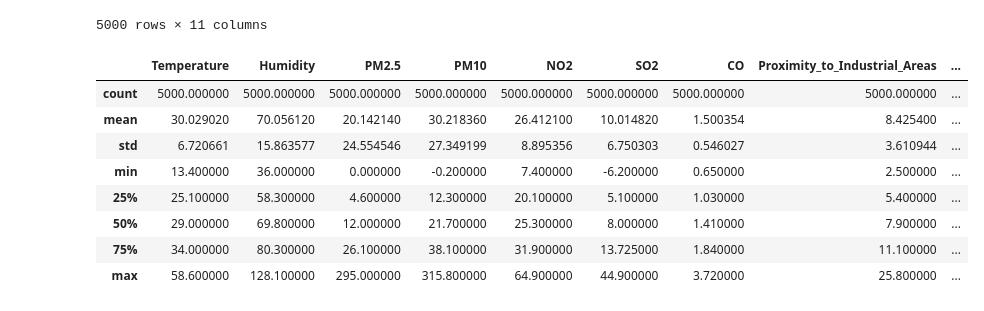
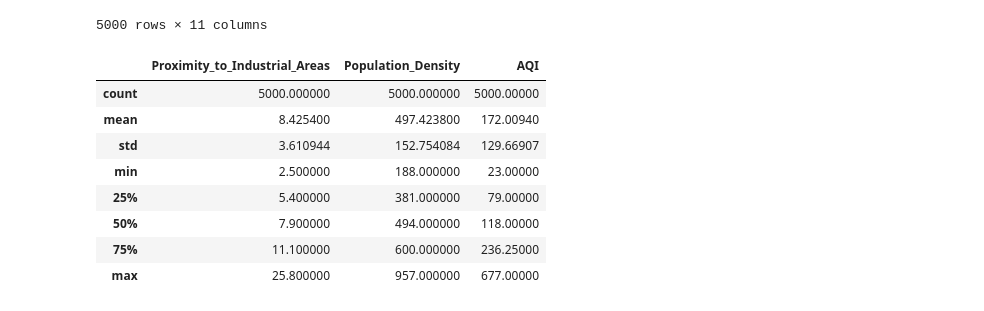
Before and after one commit to Alpharius397/QA-IA, a Jupyter notebook: qa.ipynb, the cells around one changed output. Drawn from its saved outputs; the diff is of its cells as text; code cells hidden in the pictures.

```diff
--- a/qa.ipynb
+++ b/qa.ipynb
@@ -22,17 +22,17 @@ aqi
 | 4999 | 24.1 | 77.9 | 81.7 | 94.3 | 23.2 | 10.5 | 1.38 | 8.3 | ... |
 5000 rows × 11 columns
 # %%
-aqi.describe()
+aqi[['Proximity_to_Industrial_Areas', 'Population_Density', 'AQI']].describe()
 # %% [output]
-|  | Temperature | Humidity | PM2.5 | PM10 | NO2 | SO2 | CO | Proximity_to_Industrial_Areas | ... |
-| count | 5000.000000 | 5000.000000 | 5000.000000 | 5000.000000 | 5000.000000 | 5000.000000 | 5000.000000 | 5000.000000 | ... |
-| mean | 30.029020 | 70.056120 | 20.142140 | 30.218360 | 26.412100 | 10.014820 | 1.500354 | 8.425400 | ... |
-| std | 6.720661 | 15.863577 | 24.554546 | 27.349199 | 8.895356 | 6.750303 | 0.546027 | 3.610944 | ... |
-| min | 13.400000 | 36.000000 | 0.000000 | -0.200000 | 7.400000 | -6.200000 | 0.650000 | 2.500000 | ... |
-| 25% | 25.100000 | 58.300000 | 4.600000 | 12.300000 | 20.100000 | 5.100000 | 1.030000 | 5.400000 | ... |
-| 50% | 29.000000 | 69.800000 | 12.000000 | 21.700000 | 25.300000 | 8.000000 | 1.410000 | 7.900000 | ... |
-| 75% | 34.000000 | 80.300000 | 26.100000 | 38.100000 | 31.900000 | 13.725000 | 1.840000 | 11.100000 | ... |
-| max | 58.600000 | 128.100000 | 295.000000 | 315.800000 | 64.900000 | 44.900000 | 3.720000 | 25.800000 | ... |
+|  | Proximity_to_Industrial_Areas | Population_Density | AQI |
+| count | 5000.000000 | 5000.000000 | 5000.00000 |
+| mean | 8.425400 | 497.423800 | 172.00940 |
+| std | 3.610944 | 152.754084 | 129.66907 |
+| min | 2.500000 | 188.000000 | 23.00000 |
+| 25% | 5.400000 | 381.000000 | 79.00000 |
+| 50% | 7.900000 | 494.000000 | 118.00000 |
+| 75% | 11.100000 | 600.000000 | 236.25000 |
+| max | 25.800000 | 957.000000 | 677.00000 |
 # %%
 AQI = aqi.sample(100)
 # %%
```
Also changed, not shown: parts of 4 cells of this notebook.
